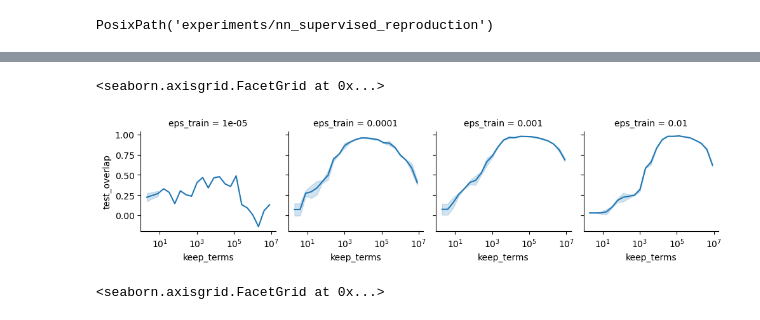
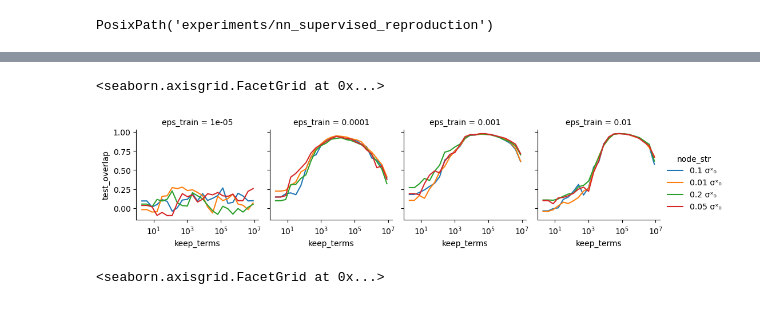
Before and after one commit to ischurov/frustrations-eda, a Jupyter notebook: fourier_supervised_cleanroom.ipynb, the cells around one changed output, grey strips where cells are left out. Cells and saved outputs as stored; diff of their text form; code cells hidden in the pictures.

```diff
--- a/fourier_supervised_cleanroom.ipynb
+++ b/fourier_supervised_cleanroom.ipynb
@@ -43,19 +43,17 @@ Index(['n_test', 'sampling_power_train', 'runs', 'lattice', 'keep_terms',
       dtype='object')
 # %%
-from matplotlib.pyplot import xscale
-
-
 sns.relplot(
-    df.query("task_id == 16"),
+    df.query("task_id >= 19 and J2 == 1"),
     x="keep_terms",
     y="test_overlap",
     col="eps_train",
     kind="line",
+    hue="node_str",
     height=2.5,
 ).set(xscale="log")
 # %% [output]
 <seaborn.axisgrid.FacetGrid at 0x...>
-[figure, old version]
+[figure, new version]
 # %%
 sns.relplot(
     df.query("task_id == 2 and abs(J2 - 0.575) < 1e-5 and eps_train > 1e-05").melt(
```
Also changed, not shown: parts of 1 cell of this notebook, 19 other files.
